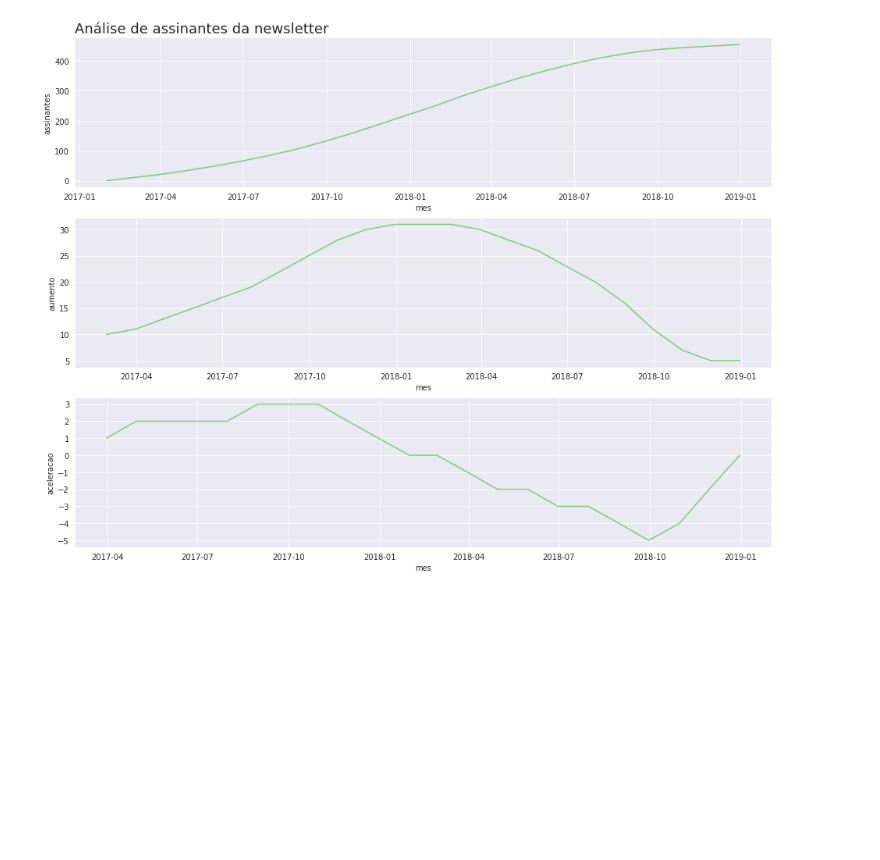
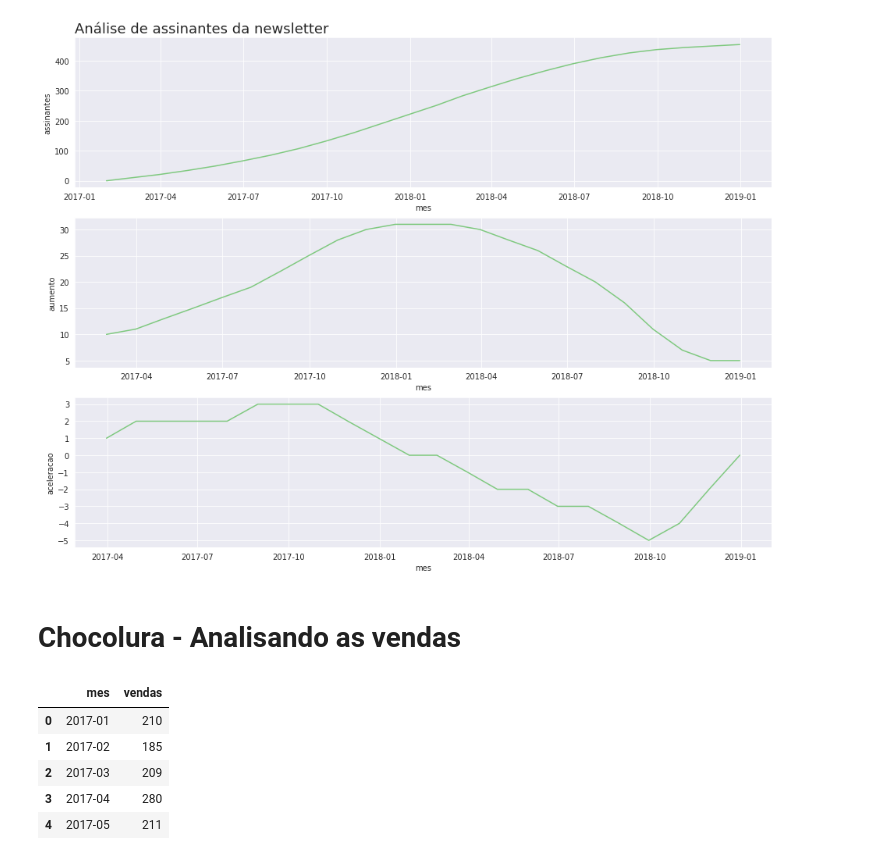
Before and after one commit to GabrielTB1/Time-Series, a Jupyter notebook: Time_Series.ipynb, the cells around one changed output. Saved outputs shown, nothing was run; the diff lists cells and outputs as text; code cells hidden in the pictures; blank space fills up the shorter version.

Commit message:
Analisando a sazonalidade

```diff
--- a/Time_Series.ipynb
+++ b/Time_Series.ipynb
@@ -211,3 +211,15 @@ assinantes.head(5)
 plot_comparacao('mes','assinantes','aumento','aceleracao', assinantes, 'Análise de assinantes da newsletter')
 # %% [output]
 [figure]
+# %% [markdown]
+# Chocolura - Analisando as vendas
+# %%
+chocolura = pd.read_csv('chocolura.csv', sep = ',')
+chocolura.head(5)
+# %% [output]
+|  | mes | vendas |
+| 0 | 2017-01 | 210 |
+| 1 | 2017-02 | 185 |
+| 2 | 2017-03 | 209 |
+| 3 | 2017-04 | 280 |
+| 4 | 2017-05 | 211 |
```
Also changed, not shown: parts of 5 cells of this notebook.
